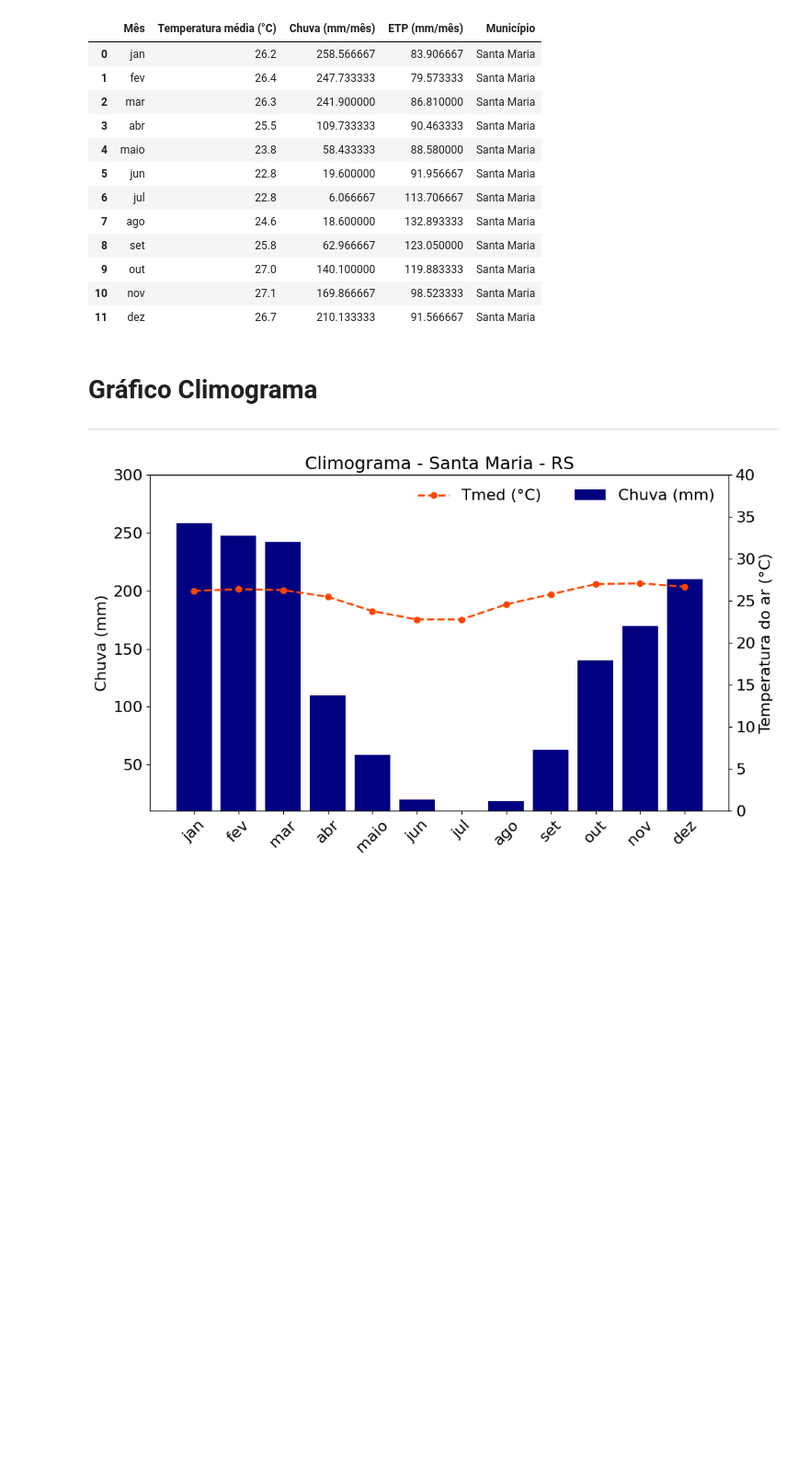
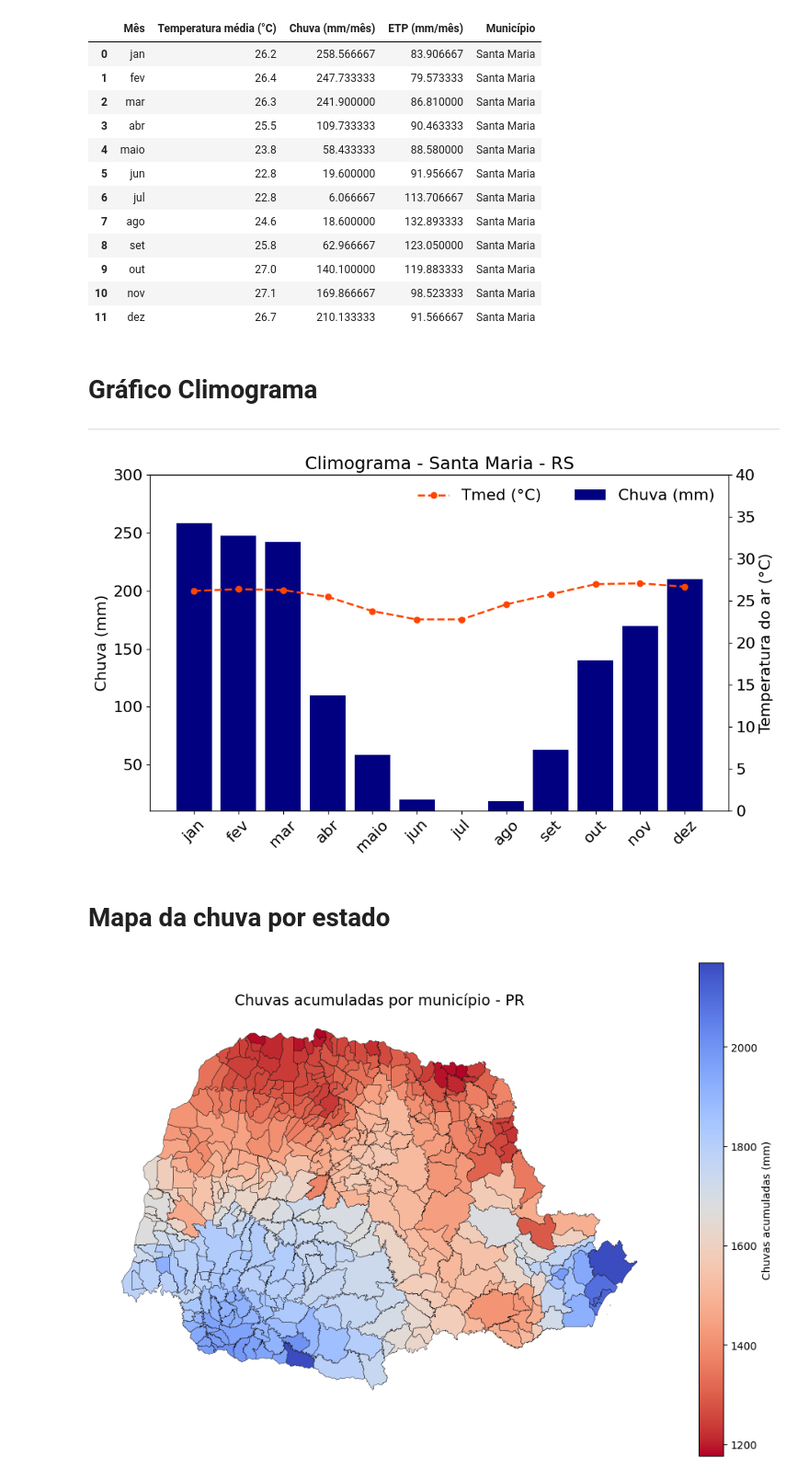
Before and after one commit to fcoliveira-utfpr/agrometeorologia, a Jupyter notebook: 02_climogramas_br.ipynb, the cells around one changed output. Shown at 92% size. Cells and saved outputs as stored; diff of their text form; code cells hidden in the pictures; blank space fills up the shorter version.

```diff
--- a/02_climogramas_br.ipynb
+++ b/02_climogramas_br.ipynb
@@ -147,3 +151,77 @@ plt.tight_layout()
 plt.show()
 # %% [output]
 [figure]
+# %% [markdown]
+# Mapa da chuva por estado
+# %%
+# ============================================================
+estado = "PR"   # Sigla do estado
+# ============================================================
+
+url_2 = "https://raw.githubusercontent.com/fcoliveira-utfpr/agrometeorologia/refs/heads/main/TerraClimate_PR_PET_Normal_1991_2020.csv"
+df2 = pd.read_csv(url_2)
+
+cidade2 = df2['Município']
+uf2 = df2['Estado']
+
+df_valores2 = df2.drop(columns=['Município', 'Estado'])
+df_valores2 = df_valores2.replace({',': '.'}, regex=True)
+df_valores2 = df_valores2.apply(pd.to_numeric, errors='coerce')
+
+df2 = df_valores2.copy()
+df2['Município'] = cidade2
+df2['Estado'] = uf2
+
+df22 = df2[(df2['Estado'] == estado)].copy()
+
+# Colunas de chuva
+colunas_chuva = [f'PR_{str(i).zfill(2)}' for i in range(1, 13)]
+df22['chuvas_sum'] = df22[colunas_chuva].sum(axis=1)
+
+# ============================================================
+# Ler shapefile dos municípios do estado
+# ============================================================
+municipios = read_municipality(code_muni=estado, year=2020)
+
+# Padronizar nomes (evita erro de merge)
+municipios['name_muni'] = municipios['name_muni'].str.upper().str.strip()
+df22['Município'] = df22['Município'].str.upper().str.strip()
+
+# ============================================================
+# Merge espacial (atributos + geometria)
+# ============================================================
+gdf = municipios.merge(
+    df22,
+    left_on='name_muni',
+    right_on='Município',
+    how='left'
+)
+
+# ============================================================
+# Plot coroplético
+# ============================================================
+fig, ax = plt.subplots(figsize=(12, 12))
+
+cmap = mpl.colormaps['coolwarm'].reversed()
+norm = colors.Normalize(vmin=gdf['chuvas_sum'].min(), vmax=gdf['chuvas_sum'].max())
+
+gdf.plot(
+    column='chuvas_sum',
+    cmap=cmap,
+    linewidth=0.3,
+    edgecolor='black',
+    legend=True,
+    ax=ax,
+    norm=norm,
+    legend_kwds={
+        'label': 'Chuvas acumuladas (mm)',
+        'shrink': 0.7
+    }
+)
+
+ax.set_title(f"Chuvas acumuladas por município - {estado}", fontsize=14)
+ax.set_axis_off()
+
+plt.show()
+# %% [output]
+[figure, added]
```
Also changed, not shown: parts of 1 cell of this notebook.
